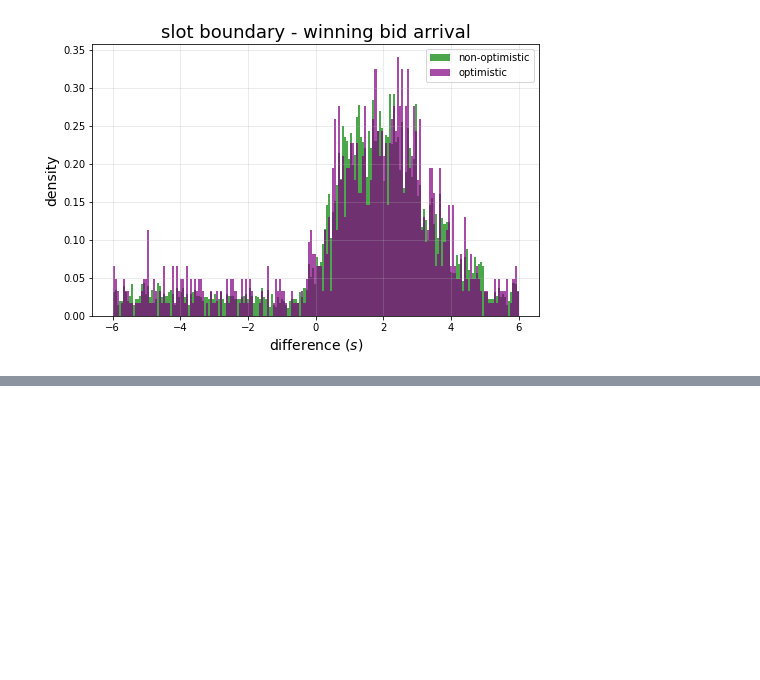
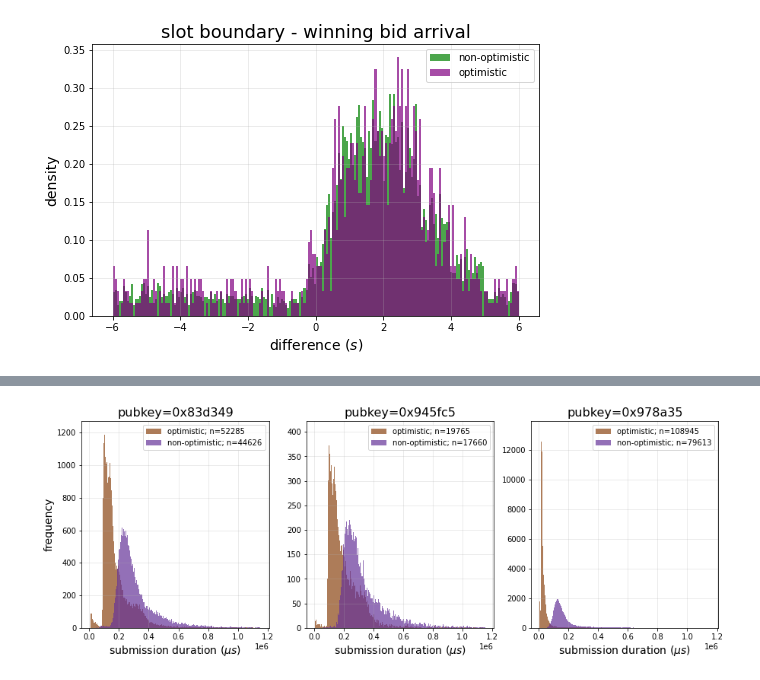
Before and after one commit to michaelneuder/relay-data, a Jupyter notebook: rollout/opt.ipynb, the cells around one changed output, grey strips where cells are left out. Saved outputs shown, nothing was run; the diff lists cells and outputs as text; code cells hidden in the pictures; blank space fills up the shorter version.

Commit message:
rsync data

```diff
--- a/rollout/opt.ipynb
+++ b/rollout/opt.ipynb
@@ -244,0 +248,3 @@ plt.show()
+# %%
+bdo = opts_builders[opts_builders['total_duration'] < np.percentile(opts_builders['total_duration'].values, 99)]
+bdn = nopts_builders[nopts_builders['total_duration'] < np.percentile(nopts_builders['total_duration'].values, 99)]
@@ -244,0 +256,3 @@ plt.show()
+# %%
+rsync_o = bdo[bdo['builder_id']=='rsync']
+rsync_n = bdn[bdn['builder_id']=='rsync']
@@ -244,0 +263,5 @@ plt.show()
+# %%
+for b in set(rsync_o.substring):
+    vals_o = rsync_o[rsync_o['substring']==b]['total_duration'].values
+    vals_n = rsync_n[rsync_n['substring']==b]['total_duration'].values
+    print(b + "- optimistic submissions: " + str(len(vals_o)) + " - non-optimistic submissions: " + str(len(vals_n)))
@@ -244,0 +272,31 @@ plt.show()
+# %%
+bins = np.histogram(rsync_o[rsync_o['substring']=='0x83d349']['total_duration'].values, bins=500)[1]
+# %%
+f, axarr = plt.subplots(nrows=1,ncols=3, figsize=(15,5))
+
+for i, b in enumerate(['0x83d349', '0x945fc5', '0x978a35']):
+    vals_o = rsync_o[rsync_o['substring']==b]['total_duration'].values
+    vals_n = rsync_n[rsync_n['substring']==b]['total_duration'].values
+    axarr[i].hist(
+        vals_o,
+        bins=bins,
+        color='saddlebrown',
+        alpha=0.7,
+        density=False,
+        label='optimistic; n={}'.format(len(vals_o))
+    )
+    axarr[i].hist(
+        vals_n,
+        bins=bins,
+        color='rebeccapurple',
+        alpha=0.7,
+        density=False,
+        label='non-optimistic; n={}'.format(len(vals_n))
+    )
+    axarr[i].legend()
+    axarr[i].set_title("pubkey={}".format(b), size=16)
+    axarr[i].set_xlabel("submission duration $(\mu s)$", size=14)
+axarr[0].set_ylabel("frequency", size=14)
+plt.show()
+# %% [output]
+[figure, added]
```
Also changed, not shown: parts of 16 cells of this notebook.
